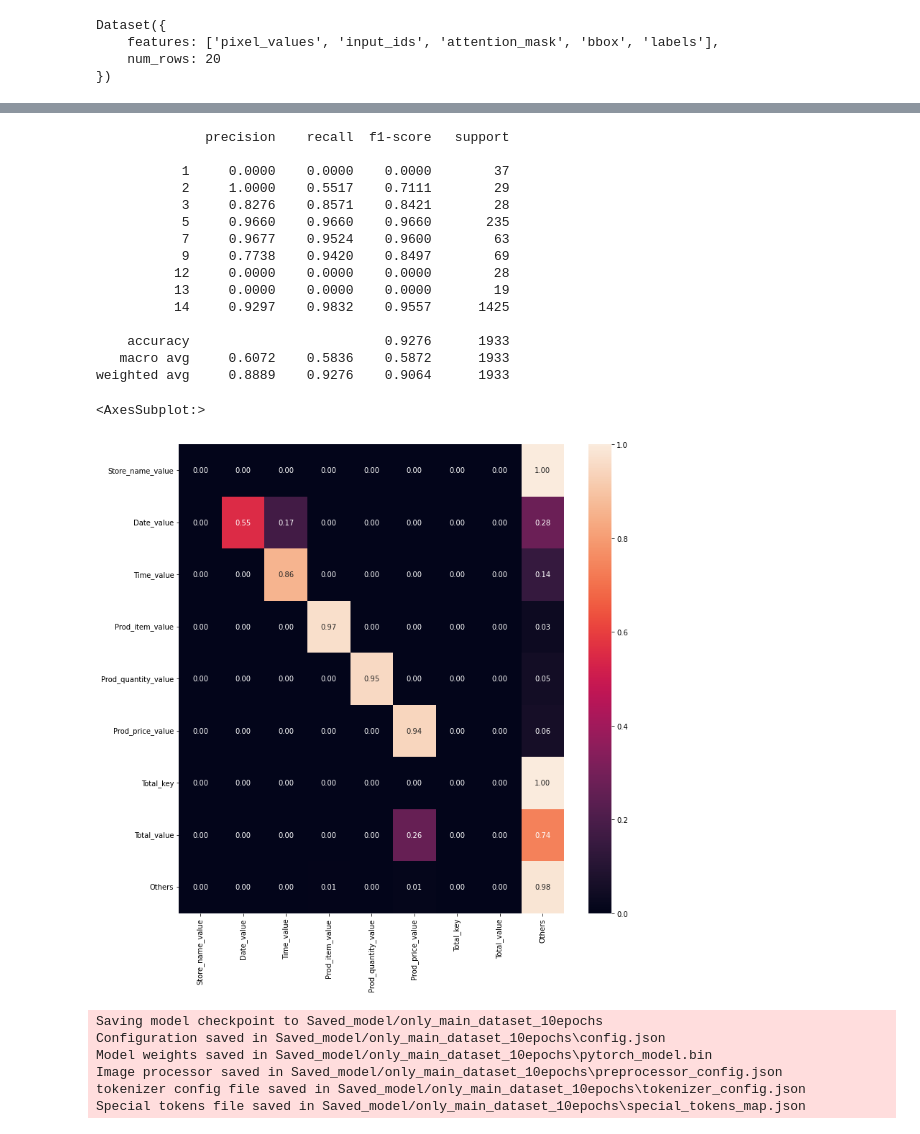
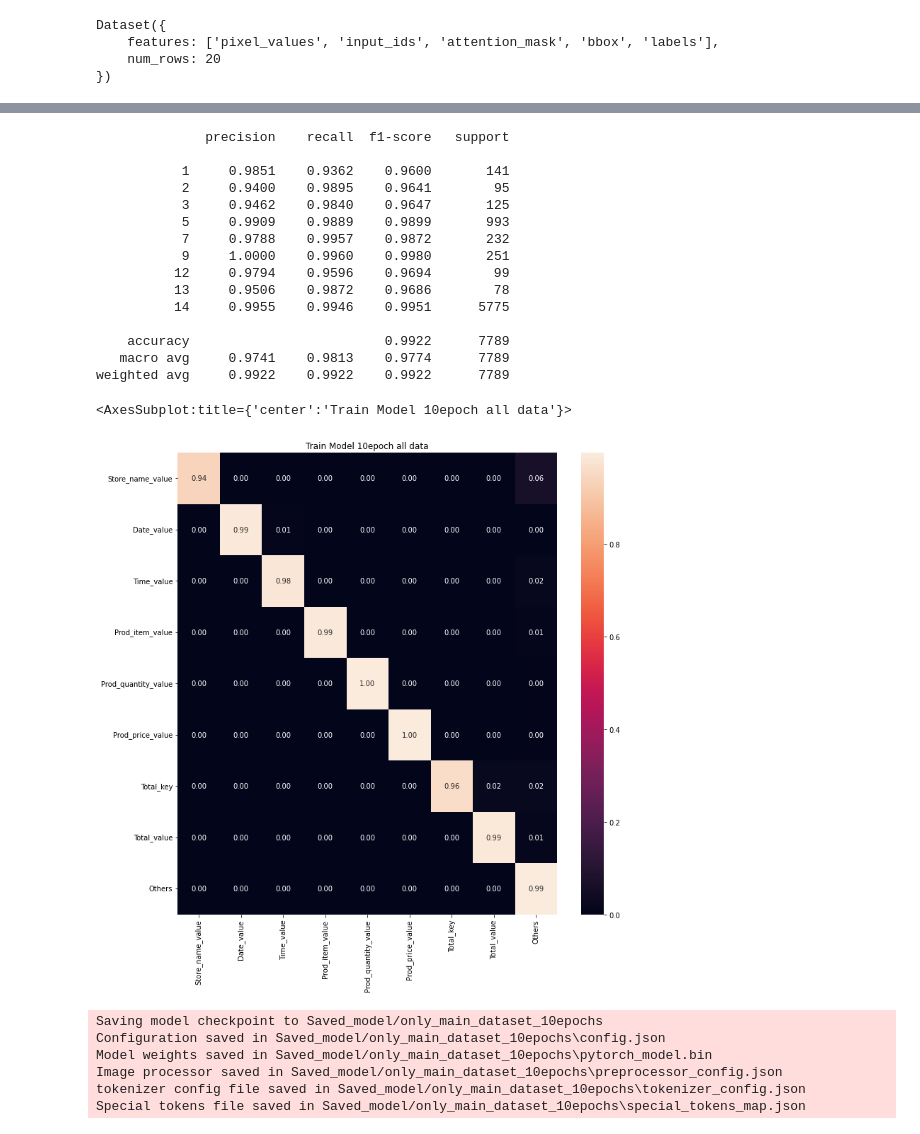
Before and after one commit to andre002wp/Indonesian-Receipt-Detector-using-LayoutLM, a Jupyter notebook: Layoutlm_Andre.ipynb, the cells around one changed output, grey strips where cells are left out. Cells and saved outputs as stored; diff of their text form; code cells hidden in the pictures.

```diff
--- a/Layoutlm_Andre.ipynb
+++ b/Layoutlm_Andre.ipynb
@@ -594,7 +594,7 @@ Dataset({
 # %%
 y_preds = []
 y_trues = []
-for idx,example in enumerate(eval_dataset):
+for idx,example in enumerate(train_dataset):
     # if idx < 485:
     #     continue
     # print(idx)
@@ -628,30 +626,31 @@ id2label[2]
 # %%
 from sklearn.metrics import classification_report
 from sklearn.metrics import confusion_matrix
 import seaborn as sns
 
 print(classification_report(y_aktual, y_prediksi, digits=4))
 
 cm = confusion_matrix(y_aktual, y_prediksi)
 cm = cm.astype('float') / cm.sum(axis=1)[:, np.newaxis]
 plt.figure(figsize=(12,12))
+plt.title("Train Model 10epoch all data")
 sns.heatmap(cm, annot=True, fmt='.2f', xticklabels=[id2label[it] for it in important_labels], yticklabels=[id2label[it] for it in important_labels])
 # %% [output]
               precision    recall  f1-score   support
 
-           1     0.0000    0.0000    0.0000        37
-           2     1.0000    0.5517    0.7111        29
-           3     0.8276    0.8571    0.8421        28
-           5     0.9660    0.9660    0.9660       235
-           7     0.9677    0.9524    0.9600        63
-           9     0.7738    0.9420    0.8497        69
-          12     0.0000    0.0000    0.0000        28
-          13     0.0000    0.0000    0.0000        19
-          14     0.9297    0.9832    0.9557      1425
+           1     0.9851    0.9362    0.9600       141
+           2     0.9400    0.9895    0.9641        95
+           3     0.9462    0.9840    0.9647       125
+           5     0.9909    0.9889    0.9899       993
+           7     0.9788    0.9957    0.9872       232
+           9     1.0000    0.9960    0.9980       251
+          12     0.9794    0.9596    0.9694        99
+          13     0.9506    0.9872    0.9686        78
+          14     0.9955    0.9946    0.9951      5775
 
-    accuracy                         0.9276      1933
-   macro avg     0.6072    0.5836    0.5872      1933
-weighted avg     0.8889    0.9276    0.9064      1933
+    accuracy                         0.9922      7789
+   macro avg     0.9741    0.9813    0.9774      7789
+weighted avg     0.9922    0.9922    0.9922      7789
-<AxesSubplot:>
+<AxesSubplot:title={'center':'Train Model 10epoch all data'}>
-[figure, old version]
+[figure, new version]
 # %%
```
Also changed, not shown: parts of 17 cells of this notebook, 46 other files.
